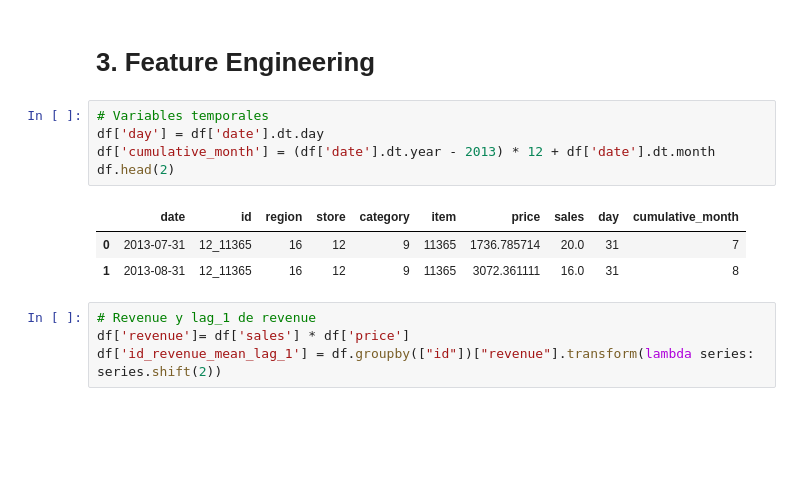
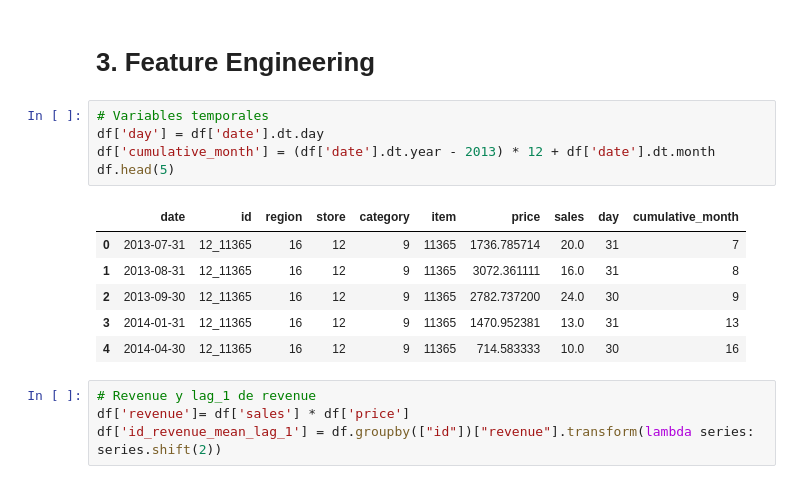
Before and after one commit to dquenti/Sales-Forecasting-XGBoost, a Jupyter notebook: 2. TS_XGBoost.ipynb, the cells around one changed output. Saved outputs shown, nothing was run; the diff lists cells and outputs as text; blank space fills up the shorter version.

```diff
--- a/2. TS_XGBoost.ipynb
+++ b/2. TS_XGBoost.ipynb
@@ -39,12 +39,15 @@ df['date'] = pd.to_datetime(df['date'], format='%Y-%m-%d')
 # %%
 # Variables temporales
 df['day'] = df['date'].dt.day
 df['cumulative_month'] = (df['date'].dt.year - 2013) * 12 + df['date'].dt.month
-df.head(2)
+df.head(5)
 # %% [output]
 |  | date | id | region | store | category | item | price | sales | day | cumulative_month |
 | 0 | 2013-07-31 | 12_11365 | 16 | 12 | 9 | 11365 | 1736.785714 | 20.0 | 31 | 7 |
 | 1 | 2013-08-31 | 12_11365 | 16 | 12 | 9 | 11365 | 3072.361111 | 16.0 | 31 | 8 |
+| 2 | 2013-09-30 | 12_11365 | 16 | 12 | 9 | 11365 | 2782.737200 | 24.0 | 30 | 9 |
+| 3 | 2014-01-31 | 12_11365 | 16 | 12 | 9 | 11365 | 1470.952381 | 13.0 | 31 | 13 |
+| 4 | 2014-04-30 | 12_11365 | 16 | 12 | 9 | 11365 | 714.583333 | 10.0 | 30 | 16 |
 # %%
 # Revenue y lag_1 de revenue
 df['revenue']= df['sales'] * df['price']
```
Also changed, not shown: parts of 1 cell of this notebook.
